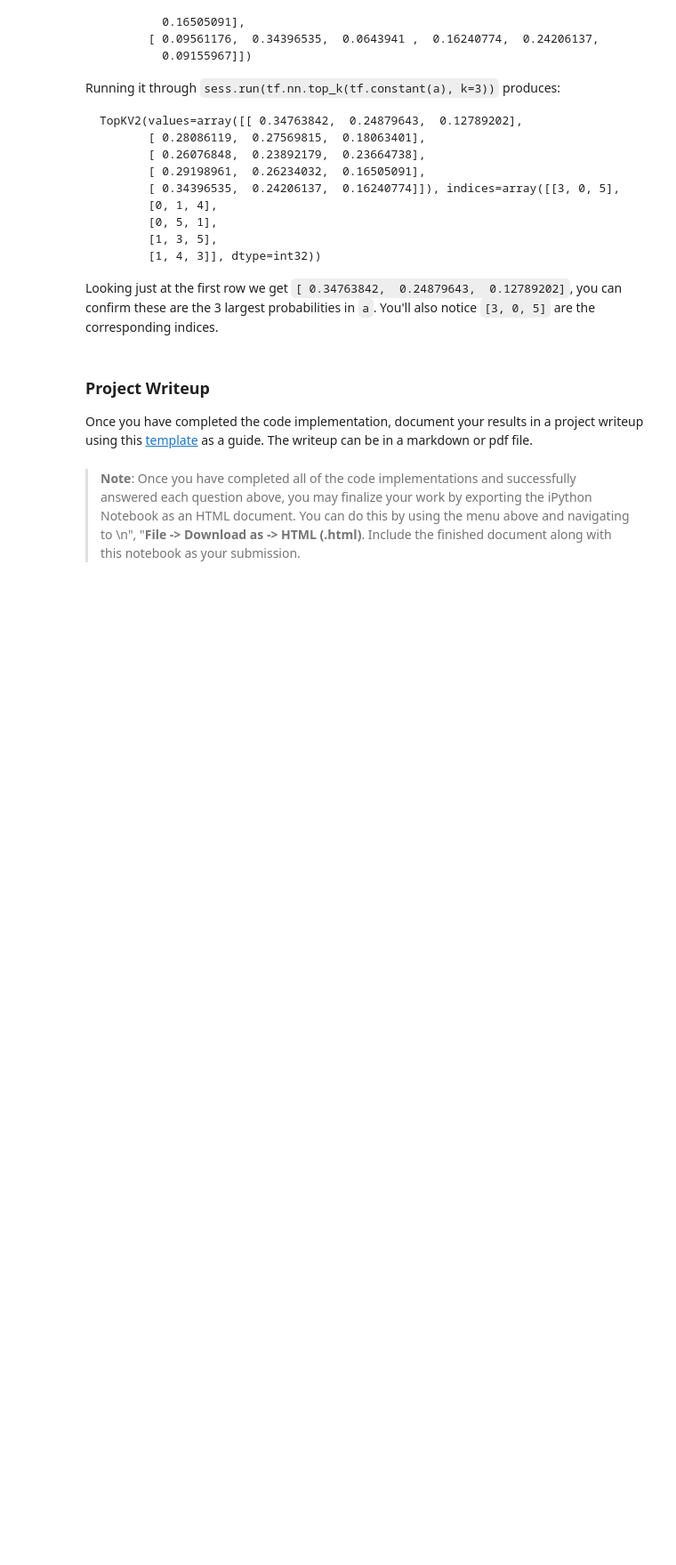
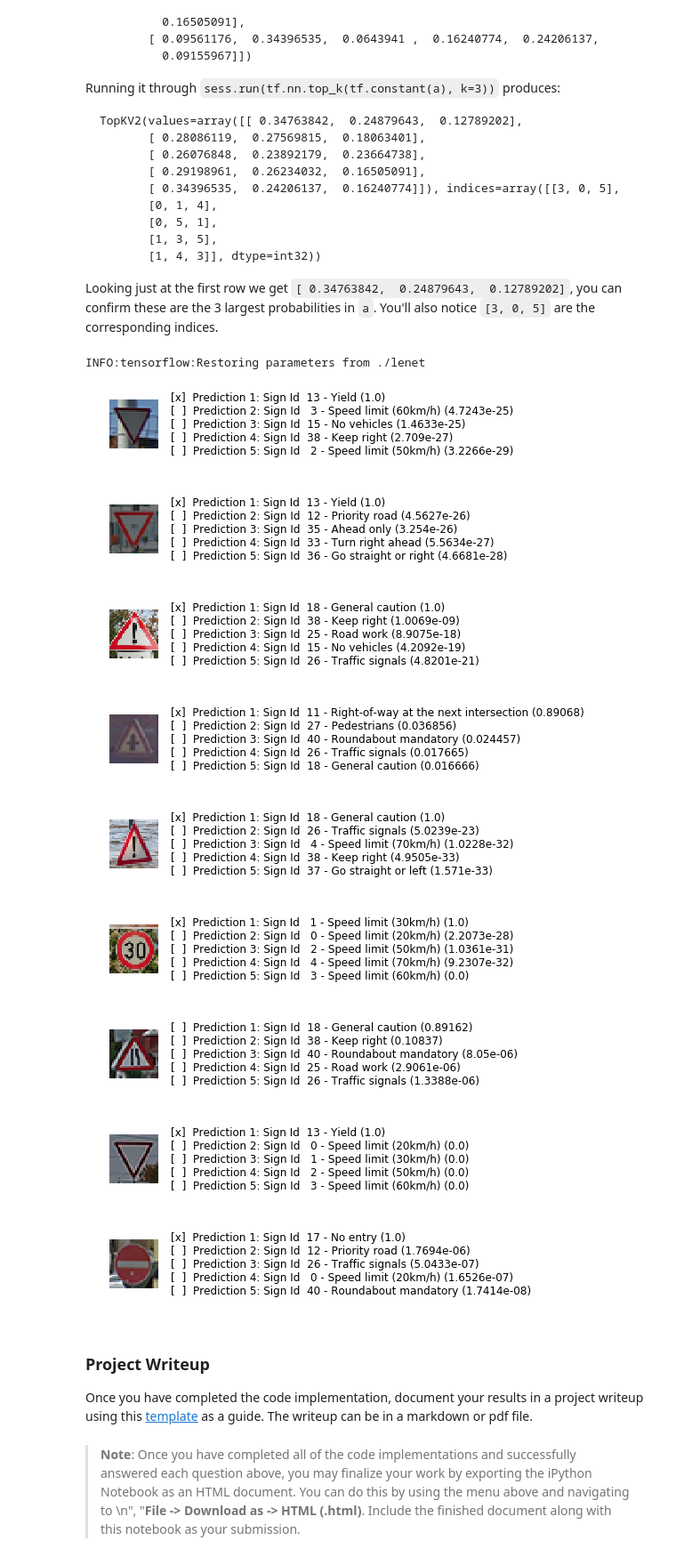
Before and after one commit to jmsktm/CarND-Traffic-Sign-Classifier-Project, a Jupyter notebook: Traffic_Sign_Classifier.ipynb, the cells around one changed output. Shown at 89% size. Drawn from its saved outputs; the diff is of its cells as text; code cells hidden in the pictures; blank space fills up the shorter version.

```diff
--- a/Traffic_Sign_Classifier.ipynb
+++ b/Traffic_Sign_Classifier.ipynb
@@ -374,3 +426,10 @@ You may find `signnames.csv` useful as it contains mappings from the class id (i
 # %%
 ### Calculate the accuracy for these 5 new images.
 ### For example, if the model predicted 1 out of 5 signs correctly, it's 20% accurate on these new images.
+with tf.Session() as sess:
+    sess.run(tf.global_variables_initializer())
+    saver.restore(sess,'./lenet')
+    sess = tf.get_default_session()
+
+    accuracy = sess.run(test_accuracy, feed_dict={x: normalize(test_images), y: test_labels, k: 1.0})
+    print("Validation Accuracy = {:.3f}%".format(accuracy*100))
@@ -420,3 +479,46 @@ Looking just at the first row we get `[ 0.34763842,  0.24879643,  0.12789202]`,
+# %%
+### Print out the top five softmax probabilities for the predictions on the German traffic sign images found on the web.
+### Feel free to use as many code cells as needed.
+
+top_n_count = 5
+top_predictions = tf.nn.top_k(tf.nn.softmax(logits), k=top_n_count)
+
+with tf.Session() as sess:
+    sess.run(tf.global_variables_initializer())
+    saver.restore(sess,'./lenet')
+    sess = tf.get_default_session()
+
+    predictions = sess.run(top_predictions, feed_dict={x: normalize(test_images), y: test_labels, k: 1.0})
+    prediction_values = predictions.values
+    prediction_indices = predictions.indices
+
+    for i in range(len(prediction_indices)):
+        values = prediction_values[i]
+        indices = prediction_indices[i]
+
+        image = test_images[i]
+        image = cv2.cvtColor(image, cv2.COLOR_BGR2RGB)
+
+        title = ''
+        for j in range(top_n_count):
+            label = 'x' if indices[j] == int(test_labels[i]) else '  '
+            title += '[{}]  Prediction {}: Sign Id {:3} - {} ({:.5})\n'.format(label, j+1, indices[j], getSignName(indices[j]), values[j])
+
+        plt.figure(figsize=(1, 1))
+        plt.suptitle(title, x = 1.1, y = 1.0, horizontalalignment = 'left')
+        plt.axis('off')
+        plt.imshow(image)
+# %% [output]
+INFO:tensorflow:Restoring parameters from ./lenet
+[figure, added]
+[figure, added]
+[figure, added]
+[figure, added]
+[figure, added]
+[figure, added]
+[figure, added]
+[figure, added]
+[figure, added]
 # %% [markdown]
 ### Project Writeup
 
```
Also changed, not shown: parts of 26 cells of this notebook, 17 other files.
